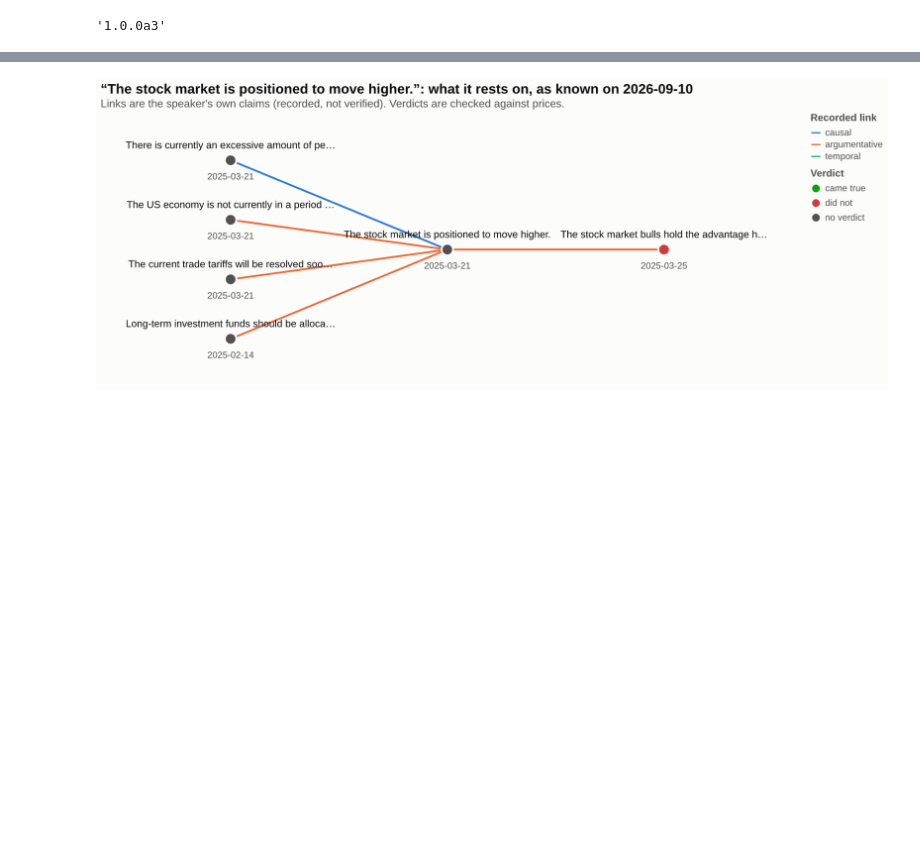
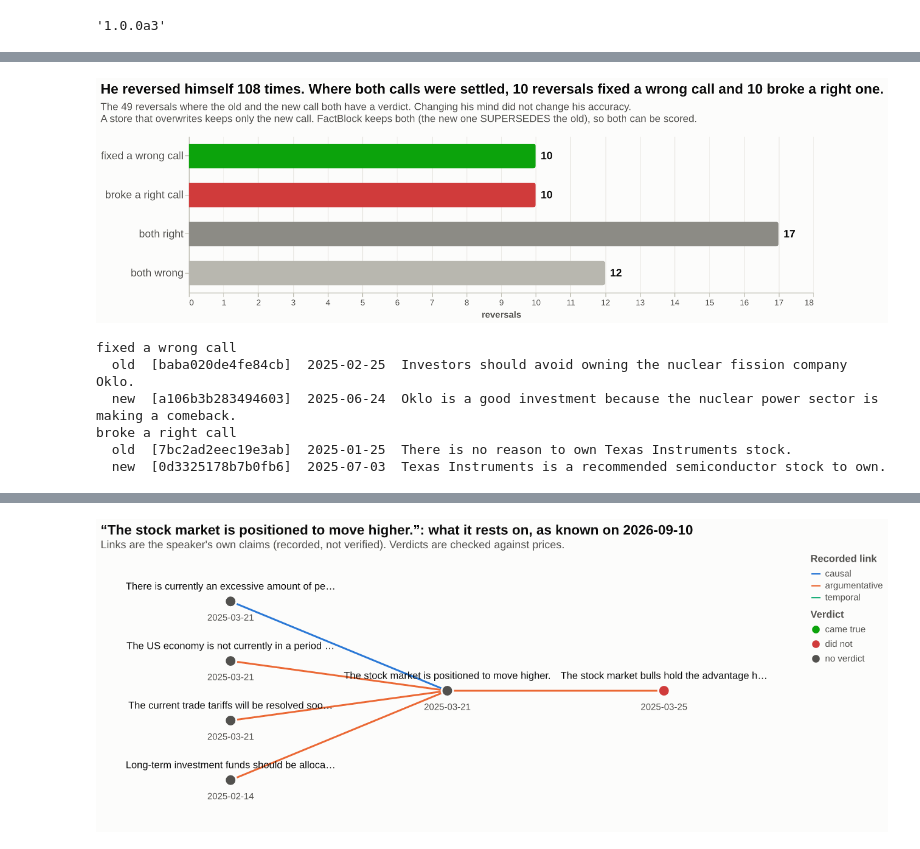
Before and after one commit to factagora/factblock, a Jupyter notebook: examples/analysis/analysis.ipynb, the cells around one changed output, grey strips where cells are left out. Drawn from its saved outputs; the diff is of its cells as text; code cells hidden in the pictures; blank space fills up the shorter version.

```diff
--- a/examples/analysis/analysis.ipynb
+++ b/examples/analysis/analysis.ipynb
@@ -36,0 +53,18 @@ factblock.__version__
+# %%
+v = views.reversals(con, pq, AS_OF)
+show(v)
+# one reversal of each kind: both calls stay in the bundle, so both can be scored
+by_id = {n["id"]: n for n in factblock.Bundle(BRAIN).nodes}
+pairs = {tuple(p): r["outcome"] for r in v["rows"] for p in r["pairs"]}
+for old, new in (("baba020de4fe84cb", "a106b3b283494603"), ("7bc2ad2eec19e3ab", "0d3325178b7b0fb6")):
+    print(pairs[(old, new)])
+    for label, i in (("  old", old), ("  new", new)):
+        print(f"{label}  [{i}]  {by_id[i]['asserted_at'].date()}  {by_id[i]['statement']}")
+# %% [output]
+[figure, added]
+fixed a wrong call
+  old  [baba020de4fe84cb]  2025-02-25  Investors should avoid owning the nuclear fission company Oklo.
+  new  [a106b3b283494603]  2025-06-24  Oklo is a good investment because the nuclear power sector is making a comeback.
+broke a right call
+  old  [7bc2ad2eec19e3ab]  2025-01-25  There is no reason to own Texas Instruments stock.
+  new  [0d3325178b7b0fb6]  2025-07-03  Texas Instruments is a recommended semiconductor stock to own.
```
Also changed, not shown: parts of 13 cells of this notebook, 9 other files.
